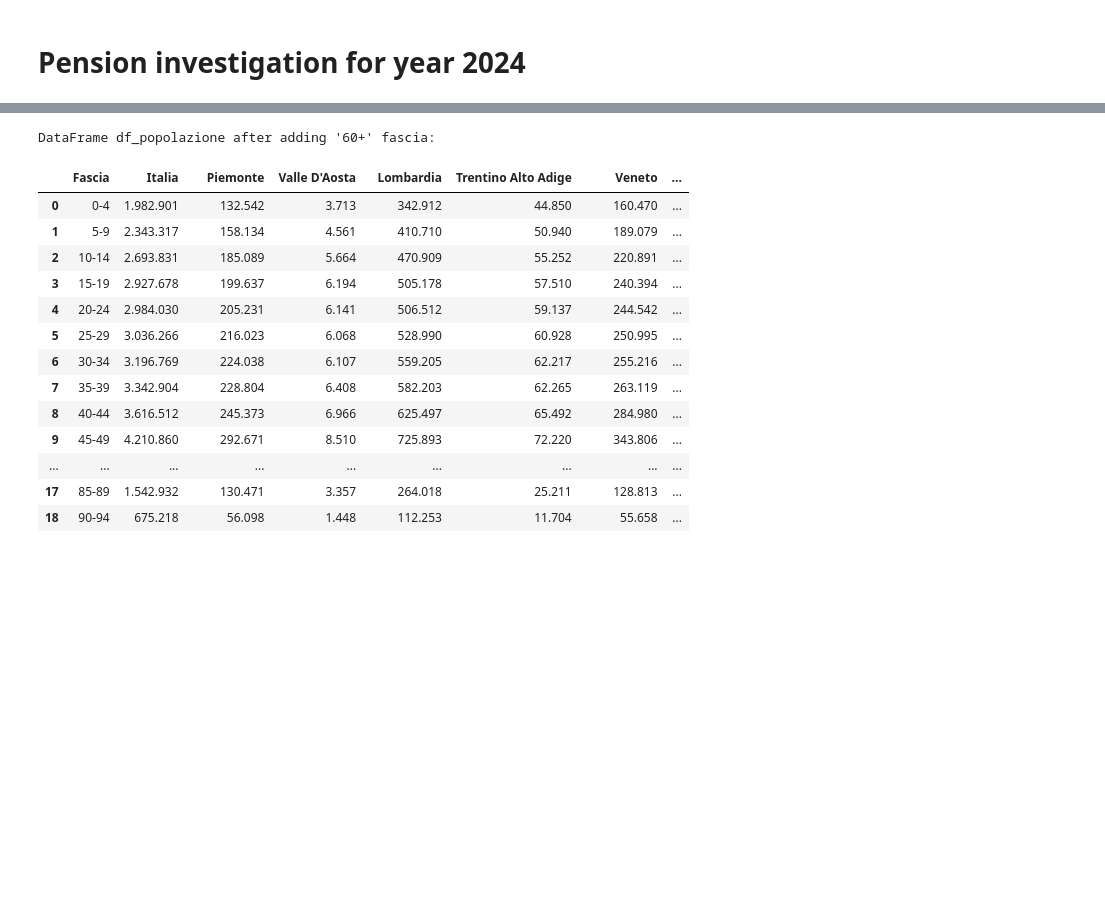
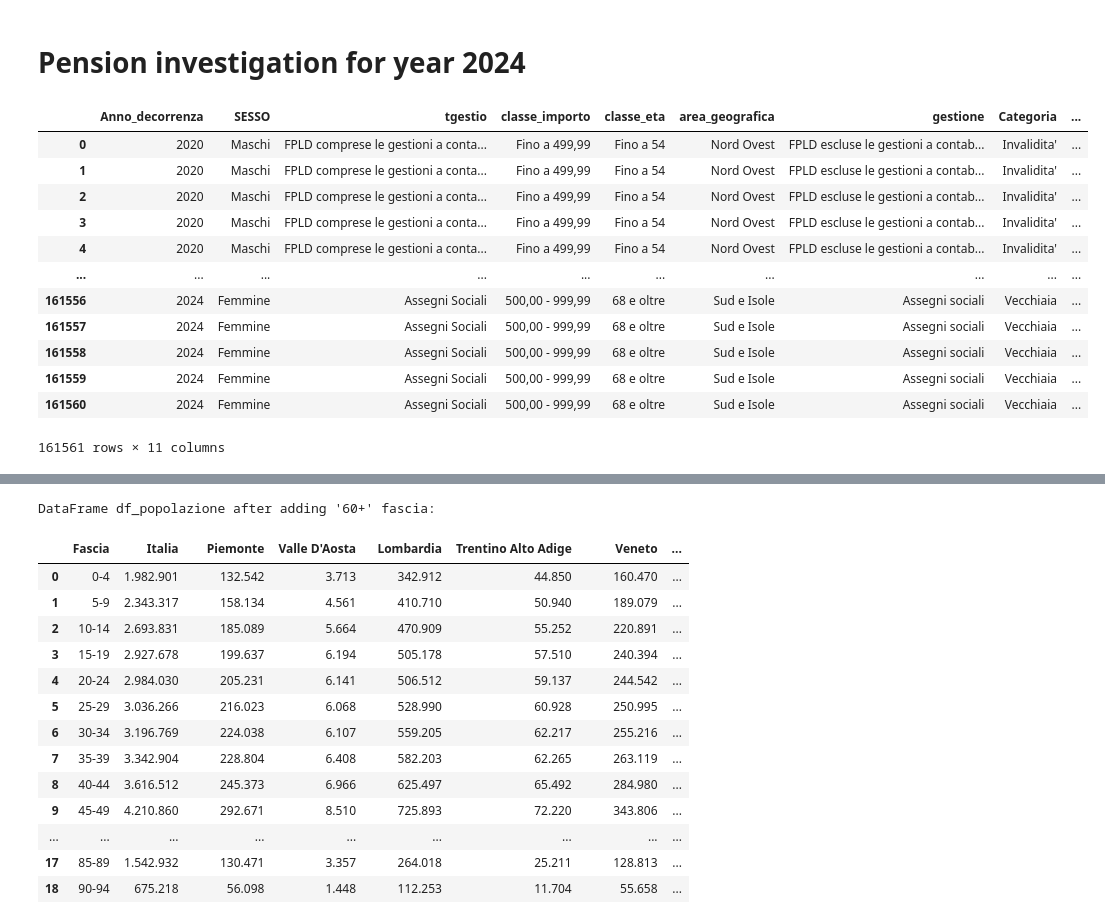
Before and after one commit to rebatoma/italian_pension_investigation, a Jupyter notebook: pension_data.ipynb, the cells around one changed output, grey strips where cells are left out. Saved outputs shown, nothing was run; the diff lists cells and outputs as text; code cells hidden in the pictures; blank space fills up the shorter version.

```diff
--- a/pension_data.ipynb
+++ b/pension_data.ipynb
@@ -12,5 +12,21 @@ import matplotlib.pyplot as plt
 
 csv_url = 'https://www.inps.it/content/dam/inps-site/opendata/2024/08/dataset_6002.csv'
 df_pension = pd.read_csv(csv_url)
+# %%
+df_pension
+# %% [output]
+|  | Anno_decorrenza | SESSO | tgestio | classe_importo | classe_eta | area_geografica | gestione | Categoria | ... |
+| 0 | 2020 | Maschi | FPLD comprese le gestioni a conta... | Fino a 499,99 | Fino a 54 | Nord Ovest | FPLD escluse le gestioni a contab... | Invalidita' | ... |
+| 1 | 2020 | Maschi | FPLD comprese le gestioni a conta... | Fino a 499,99 | Fino a 54 | Nord Ovest | FPLD escluse le gestioni a contab... | Invalidita' | ... |
+| 2 | 2020 | Maschi | FPLD comprese le gestioni a conta... | Fino a 499,99 | Fino a 54 | Nord Ovest | FPLD escluse le gestioni a contab... | Invalidita' | ... |
+| 3 | 2020 | Maschi | FPLD comprese le gestioni a conta... | Fino a 499,99 | Fino a 54 | Nord Ovest | FPLD escluse le gestioni a contab... | Invalidita' | ... |
+| 4 | 2020 | Maschi | FPLD comprese le gestioni a conta... | Fino a 499,99 | Fino a 54 | Nord Ovest | FPLD escluse le gestioni a contab... | Invalidita' | ... |
+| ... | ... | ... | ... | ... | ... | ... | ... | ... | ... |
+| 161556 | 2024 | Femmine | Assegni Sociali | 500,00 - 999,99 | 68 e oltre | Sud e Isole | Assegni sociali | Vecchiaia | ... |
+| 161557 | 2024 | Femmine | Assegni Sociali | 500,00 - 999,99 | 68 e oltre | Sud e Isole | Assegni sociali | Vecchiaia | ... |
+| 161558 | 2024 | Femmine | Assegni Sociali | 500,00 - 999,99 | 68 e oltre | Sud e Isole | Assegni sociali | Vecchiaia | ... |
+| 161559 | 2024 | Femmine | Assegni Sociali | 500,00 - 999,99 | 68 e oltre | Sud e Isole | Assegni sociali | Vecchiaia | ... |
+| 161560 | 2024 | Femmine | Assegni Sociali | 500,00 - 999,99 | 68 e oltre | Sud e Isole | Assegni sociali | Vecchiaia | ... |
+161561 rows × 11 columns
 # %%
 pensions_by_region = df_pension.groupby('Regione')['Numero_pensioni'].sum().reset_index()
```
Also changed, not shown: parts of 3 cells of this notebook.
